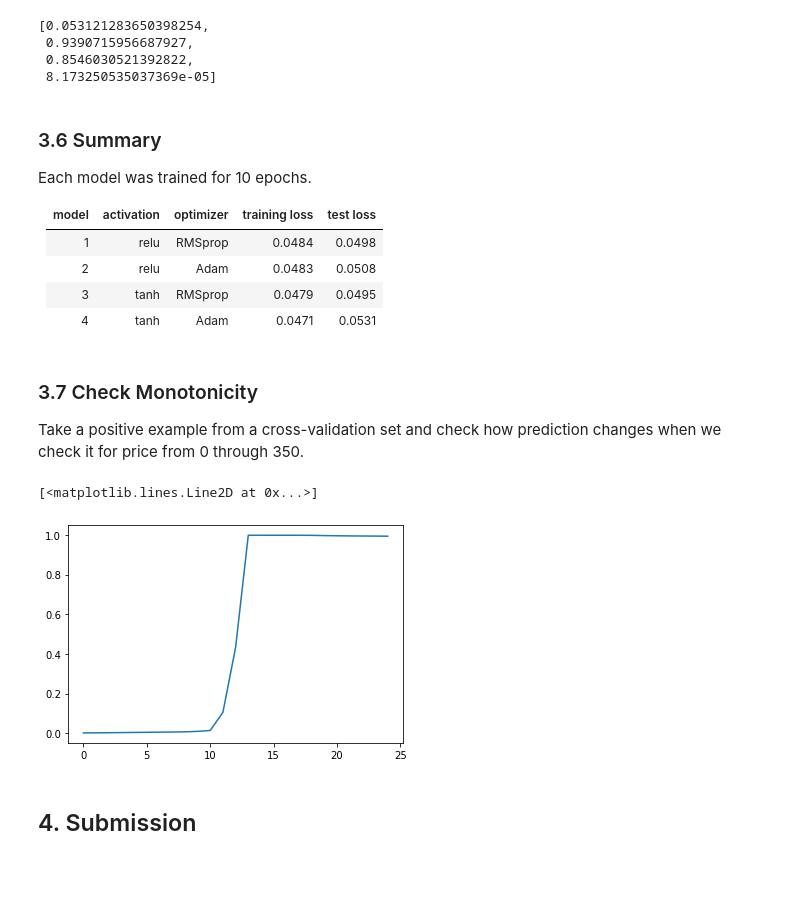
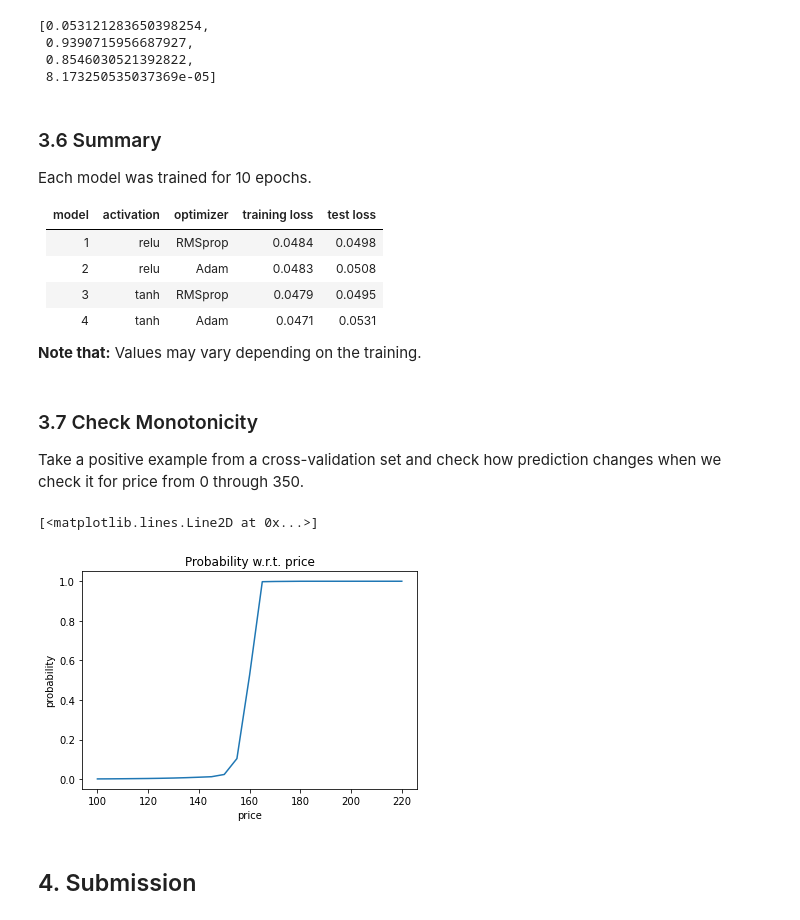
Before and after one commit to matined/Goldman-Sachs-Warsaw-Quant-Challenge, a Jupyter notebook: quant_challenge.ipynb, the cells around one changed output. Cells and saved outputs as stored; diff of their text form; code cells hidden in the pictures; blank space fills up the shorter version.

Commit message:
plot description added

```diff
--- a/quant_challenge.ipynb
+++ b/quant_challenge.ipynb
@@ -408,22 +416,30 @@ Each model was trained for 10 epochs.
 |   2   	|    relu    	|    Adam   	|     0.0483    	|   0.0508  	|
 |   3   	|    tanh    	|  RMSprop  	|     0.0479    	|   0.0495  	|
 |   4   	|    tanh    	|    Adam   	|     0.0471    	|   0.0531  	|
+
+**Note that:** Values may vary depending on the training.
 # %% [markdown]
 ### 3.7 Check Monotonicity <a class="anchor" id="section_3_7"></a>
 
 Take a positive example from a cross-validation set and check how prediction changes when we check it for price from 0 through 350.
 # %%
 predictions = []
-for price in range(0, 351, 5):    # 0, 5, 10, ..., 350
+prices = list(range(0, 351, 5))
+for price in prices:    # 0, 5, 10, ..., 350
     pred = model1.predict(np.array([[price, -3.98007213e+00,  3.90689718e+03,  3.12995277e+03,
                                      8.29174933e+00, -3.00000000e+00,  2.44770629e+01,  7.10000000e+01,
                                      2.00000000e+00]]))
     predictions.append(np.squeeze(pred))
-# %%
-plt.plot(predictions[20:45])
-# %% [output]
-[<matplotlib.lines.Line2D at 0x...>]
-[figure, removed]
+# %%
+%matplotlib inline
+
+plt.xlabel('price')
+plt.ylabel('probability')
+plt.title('Probability w.r.t. price')
+plt.plot(prices[20:45], predictions[20:45])
+# %% [output]
+[<matplotlib.lines.Line2D at 0x...>]
+[figure, added]
 # %% [markdown]
 ## 4. Submission <a class="anchor" id="section_4"></a>
 # %% [markdown]
```
Also changed, not shown: parts of 7 cells of this notebook, 2 other files.
